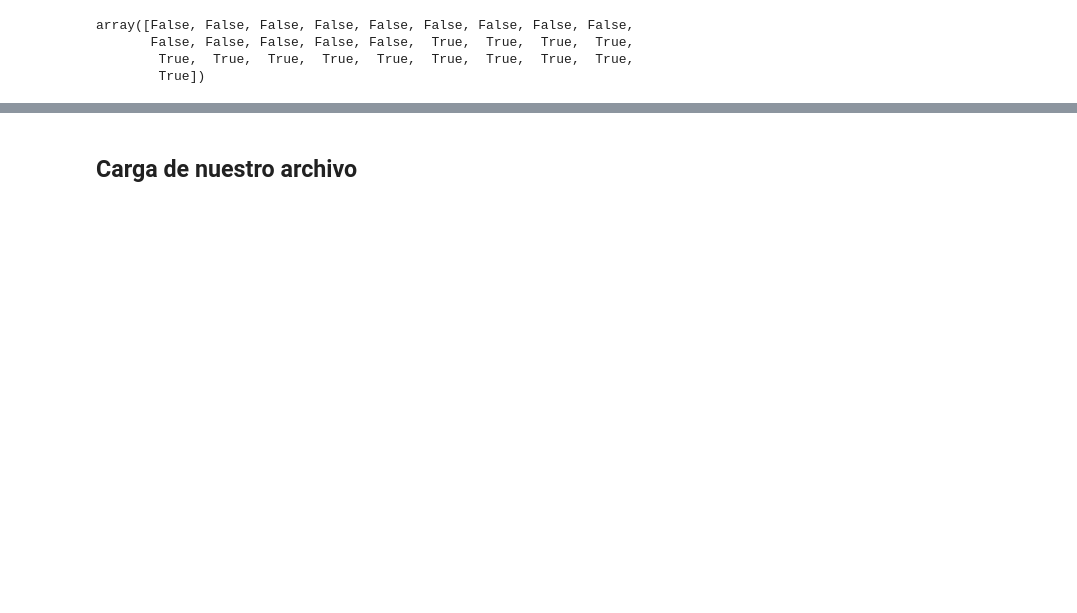
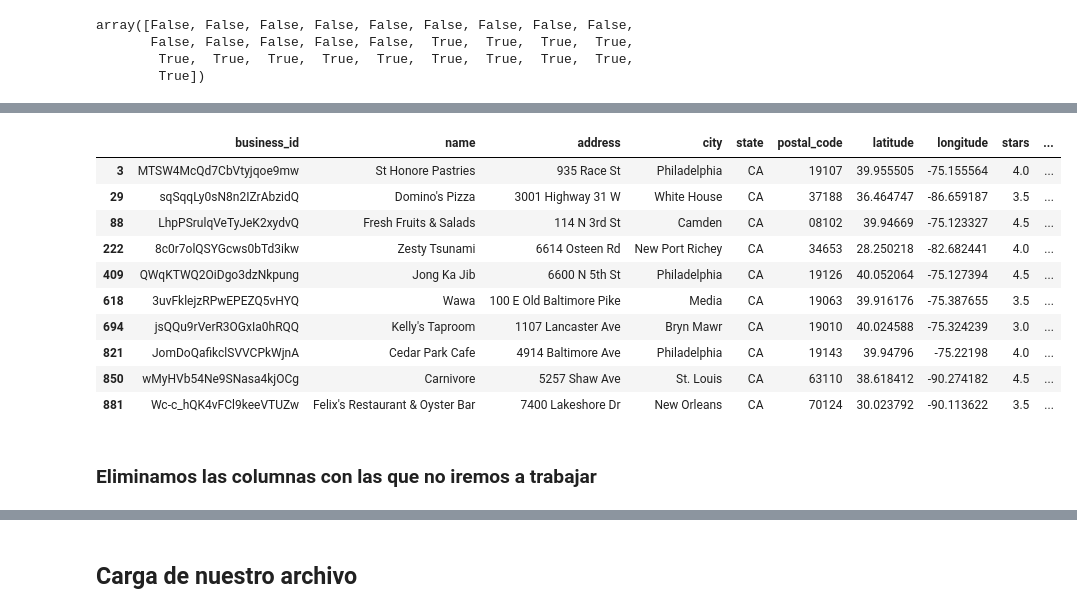
Before and after one commit to williamCastro32/PF_Google_yelp_Map, a Jupyter notebook: Notebook/1.2-ETL-yelp-bussines.ipynb, the cells around one changed output, grey strips where cells are left out. Cells and saved outputs as stored; diff of their text form; code cells hidden in the pictures; blank space fills up the shorter version.

```diff
--- a/Notebook/1.2-ETL-yelp-bussines.ipynb
+++ b/Notebook/1.2-ETL-yelp-bussines.ipynb
@@ -268,0 +166,6 @@ memory usage: 17.8+ MB
+# %%
+#Eliminamos los NULOS en 'attributes'
+df_bussi = df_bussi.dropna(subset=['attributes'])
+# %%
+#Eliminamos los NULOS en 'hours'
+df_bussi = df_bussi.dropna(subset=['hours'])
@@ -268,0 +216,6 @@ memory usage: 17.8+ MB
+# %%
+# Filtrar filas donde la columna 'CATEGORIES' contiene 'restaurant' en cualquier parte del texto
+df_bussi = df_bussi[df_bussi['categories'].str.contains(r'restaurant', case=False, regex=True, na=False)]
+
+# Mostrar los resultados
+print(df_bussi)
@@ -268,0 +240,18 @@ memory usage: 17.8+ MB
+# %%
+df_bussi = df_bussi[df_bussi['state'].isin(['NY', 'CA', 'WI'])]
+# %%
+df_bussi.head(10)
+# %% [output]
+|  | business_id | name | address | city | state | postal_code | latitude | longitude | stars | ... |
+| 3 | MTSW4McQd7CbVtyjqoe9mw | St Honore Pastries | 935 Race St | Philadelphia | CA | 19107 | 39.955505 | -75.155564 | 4.0 | ... |
+| 29 | sqSqqLy0sN8n2IZrAbzidQ | Domino's Pizza | 3001 Highway 31 W | White House | CA | 37188 | 36.464747 | -86.659187 | 3.5 | ... |
+| 88 | LhpPSrulqVeTyJeK2xydvQ | Fresh Fruits & Salads | 114 N 3rd St | Camden | CA | 08102 | 39.94669 | -75.123327 | 4.5 | ... |
+| 222 | 8c0r7olQSYGcws0bTd3ikw | Zesty Tsunami | 6614 Osteen Rd | New Port Richey | CA | 34653 | 28.250218 | -82.682441 | 4.0 | ... |
+| 409 | QWqKTWQ2OiDgo3dzNkpung | Jong Ka Jib | 6600 N 5th St | Philadelphia | CA | 19126 | 40.052064 | -75.127394 | 4.5 | ... |
+| 618 | 3uvFklejzRPwEPEZQ5vHYQ | Wawa | 100 E Old Baltimore Pike | Media | CA | 19063 | 39.916176 | -75.387655 | 3.5 | ... |
+| 694 | jsQQu9rVerR3OGxIa0hRQQ | Kelly's Taproom | 1107 Lancaster Ave | Bryn Mawr | CA | 19010 | 40.024588 | -75.324239 | 3.0 | ... |
+| 821 | JomDoQafikclSVVCPkWjnA | Cedar Park Cafe | 4914 Baltimore Ave | Philadelphia | CA | 19143 | 39.94796 | -75.22198 | 4.0 | ... |
+| 850 | wMyHVb54Ne9SNasa4kjOCg | Carnivore | 5257 Shaw Ave | St. Louis | CA | 63110 | 38.618412 | -90.274182 | 4.5 | ... |
+| 881 | Wc-c_hQK4vFCl9keeVTUZw | Felix's Restaurant & Oyster Bar | 7400 Lakeshore Dr | New Orleans | CA | 70124 | 30.023792 | -90.113622 | 3.5 | ... |
+# %% [markdown]
+### **Eliminamos las columnas con las que no iremos a trabajar**
```
Also changed, not shown: parts of 55 cells of this notebook, 11 other files.
